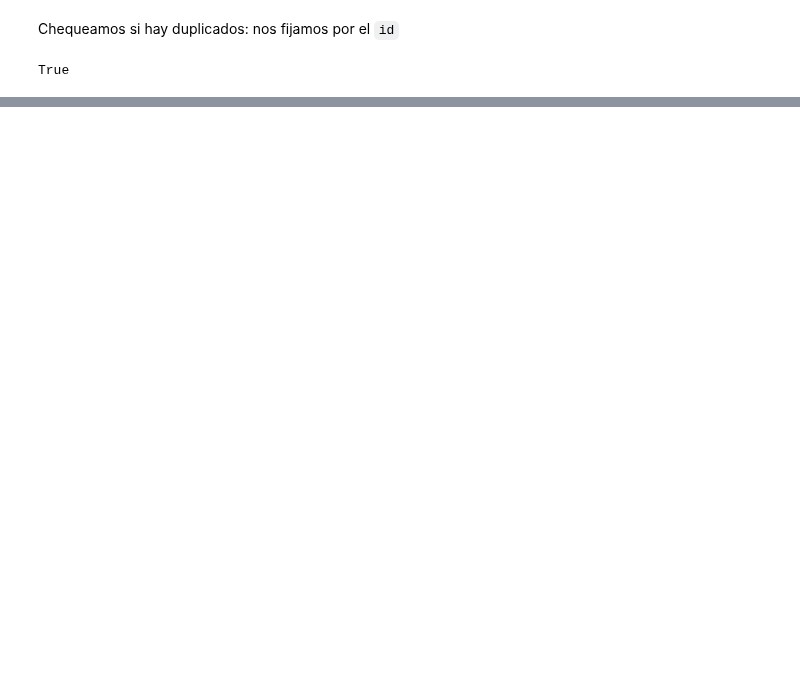
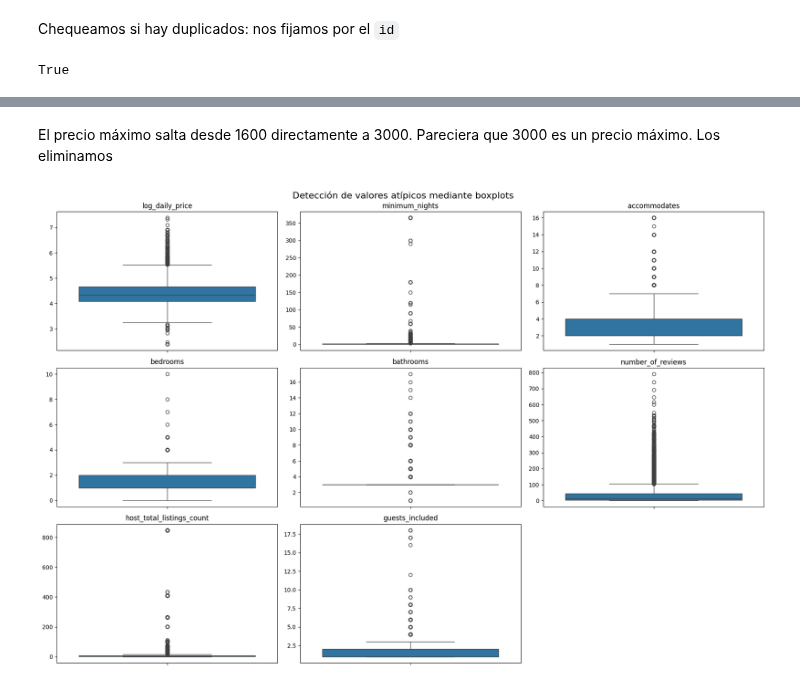
Before and after one commit to santidrelew/tp-mpg, a Jupyter notebook: tp_mpg.ipynb, the cells around one changed output, grey strips where cells are left out. Cells and saved outputs as stored; diff of their text form; code cells hidden in the pictures; blank space fills up the shorter version.

```diff
--- a/tp_mpg.ipynb
+++ b/tp_mpg.ipynb
@@ -74,0 +227,2 @@ True
+# %%
+df_raw["log_daily_price"] = np.log1p(df_raw["daily_price"]) # log(1+x) para que sea positivo
@@ -293,0 +684,2 @@ df = df_raw[FEATURES + [TARGET]].copy()
+# %% [markdown]
+El precio máximo salta desde 1600 directamente a 3000. Pareciera que 3000 es un precio máximo. Los eliminamos
@@ -293,0 +688,50 @@ df = df_raw[FEATURES + [TARGET]].copy()
+# %%
+# Variables numéricas donde buscamos posibles outliers
+variables_numericas = [
+    "log_daily_price",
+    "minimum_nights",
+    "accommodates",
+    "bedrooms",
+    "bathrooms",
+    "beds",
+    "number_of_reviews",
+    "host_total_listings_count",
+    "guests_included"
+]
+
+# Conservar solamente las que están en df
+variables_numericas = [col for col in variables_numericas if col in df_price_cleaned.columns]
+# %%
+n_cols = 3
+n_rows = int(np.ceil(len(variables_numericas) / n_cols))
+
+fig, axes = plt.subplots(
+    n_rows, n_cols,
+    figsize=(18, 4 * n_rows)
+)
+
+axes = axes.flatten()
+
+for ax, col in zip(axes, variables_numericas):
+
+    sns.boxplot(
+        data=df_price_cleaned,
+        y=col,
+        ax=ax
+    )
+
+    ax.set_title(col)
+    ax.set_ylabel("")
+
+for ax in axes[len(variables_numericas):]:
+    ax.remove()
+
+fig.suptitle(
+    "Detección de valores atípicos mediante boxplots",
+    fontsize=16
+)
+
+plt.tight_layout()
+plt.show()
+# %% [output]
+[figure, added]
```
Also changed, not shown: parts of 72 cells of this notebook.
